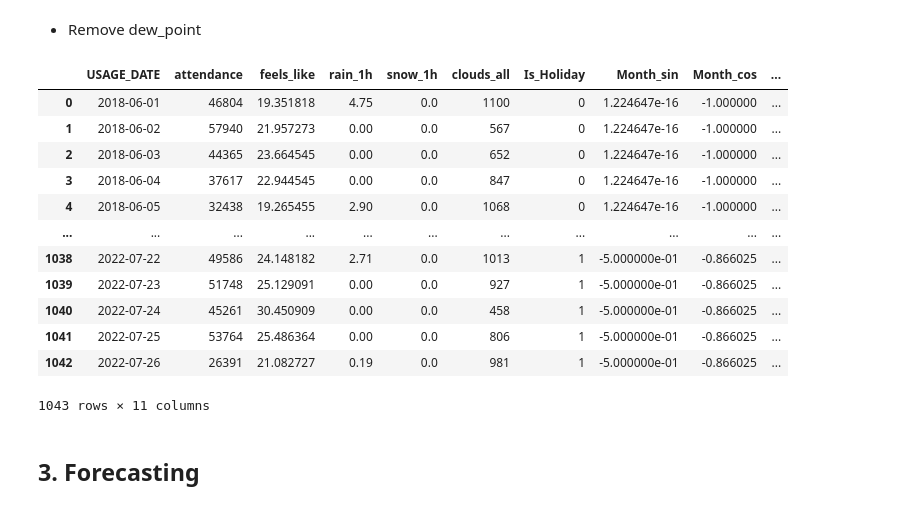
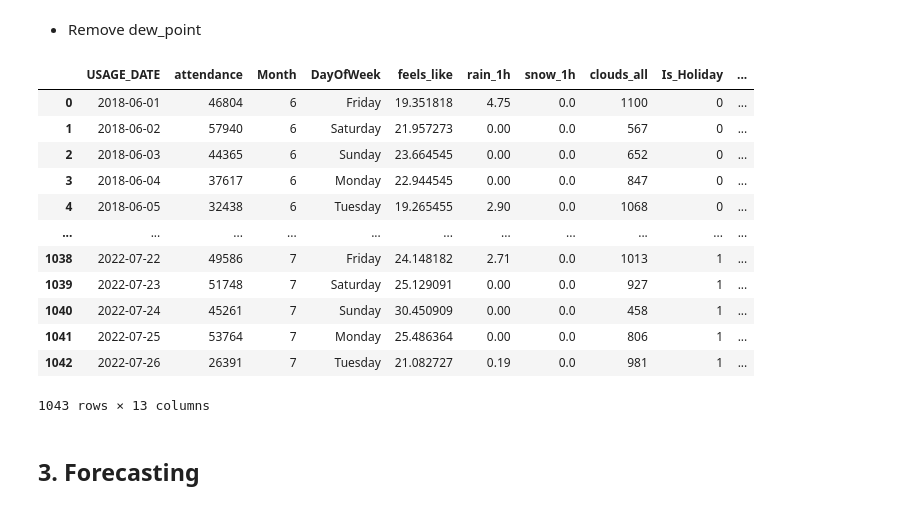
Before and after one commit to CharlesS940/xhec_endless_line, a Jupyter notebook: notebooks/attendance_forecast.ipynb, the cells around one changed output. Saved outputs shown, nothing was run; the diff lists cells and outputs as text; code cells hidden in the pictures.

Commit message:
ran models for attendance forecast

```diff
--- a/notebooks/attendance_forecast.ipynb
+++ b/notebooks/attendance_forecast.ipynb
@@ -782,43 +783,43 @@ df.drop(columns=["dew_point"], inplace=True)
 # %%
 # Cyclical encoding for month and day of the week
 
 # Month encoding (12 months in a year)
 df["Month_sin"] = np.sin(2 * np.pi * df["Month"] / 12)
 df["Month_cos"] = np.cos(2 * np.pi * df["Month"] / 12)
 
 # Map days of the week to integers
 day_mapping = {
     "Monday": 0,
     "Tuesday": 1,
     "Wednesday": 2,
     "Thursday": 3,
     "Friday": 4,
     "Saturday": 5,
     "Sunday": 6,
 }
 df["DayOfWeek_int"] = df["DayOfWeek"].map(day_mapping)
 
 # Day of the week encoding (7 days in a week)
 df["DayOfWeek_sin"] = np.sin(2 * np.pi * df["DayOfWeek_int"] / 7)
 df["DayOfWeek_cos"] = np.cos(2 * np.pi * df["DayOfWeek_int"] / 7)
 
 # Drop intermediate columns if not needed
-df.drop(columns=["DayOfWeek_int", "Month", "DayOfWeek"], inplace=True)
+df.drop(columns=["DayOfWeek_int"], inplace=True)
 df
 # %% [output]
-|  | USAGE_DATE | attendance | feels_like | rain_1h | snow_1h | clouds_all | Is_Holiday | Month_sin | Month_cos | ... |
-| 0 | 2018-06-01 | 46804 | 19.351818 | 4.75 | 0.0 | 1100 | 0 | 1.224647e-16 | -1.000000 | ... |
-| 1 | 2018-06-02 | 57940 | 21.957273 | 0.00 | 0.0 | 567 | 0 | 1.224647e-16 | -1.000000 | ... |
-| 2 | 2018-06-03 | 44365 | 23.664545 | 0.00 | 0.0 | 652 | 0 | 1.224647e-16 | -1.000000 | ... |
-| 3 | 2018-06-04 | 37617 | 22.944545 | 0.00 | 0.0 | 847 | 0 | 1.224647e-16 | -1.000000 | ... |
-| 4 | 2018-06-05 | 32438 | 19.265455 | 2.90 | 0.0 | 1068 | 0 | 1.224647e-16 | -1.000000 | ... |
+|  | USAGE_DATE | attendance | Month | DayOfWeek | feels_like | rain_1h | snow_1h | clouds_all | Is_Holiday | ... |
+| 0 | 2018-06-01 | 46804 | 6 | Friday | 19.351818 | 4.75 | 0.0 | 1100 | 0 | ... |
+| 1 | 2018-06-02 | 57940 | 6 | Saturday | 21.957273 | 0.00 | 0.0 | 567 | 0 | ... |
+| 2 | 2018-06-03 | 44365 | 6 | Sunday | 23.664545 | 0.00 | 0.0 | 652 | 0 | ... |
+| 3 | 2018-06-04 | 37617 | 6 | Monday | 22.944545 | 0.00 | 0.0 | 847 | 0 | ... |
+| 4 | 2018-06-05 | 32438 | 6 | Tuesday | 19.265455 | 2.90 | 0.0 | 1068 | 0 | ... |
 | ... | ... | ... | ... | ... | ... | ... | ... | ... | ... | ... |
-| 1038 | 2022-07-22 | 49586 | 24.148182 | 2.71 | 0.0 | 1013 | 1 | -5.000000e-01 | -0.866025 | ... |
-| 1039 | 2022-07-23 | 51748 | 25.129091 | 0.00 | 0.0 | 927 | 1 | -5.000000e-01 | -0.866025 | ... |
-| 1040 | 2022-07-24 | 45261 | 30.450909 | 0.00 | 0.0 | 458 | 1 | -5.000000e-01 | -0.866025 | ... |
-| 1041 | 2022-07-25 | 53764 | 25.486364 | 0.00 | 0.0 | 806 | 1 | -5.000000e-01 | -0.866025 | ... |
-| 1042 | 2022-07-26 | 26391 | 21.082727 | 0.19 | 0.0 | 981 | 1 | -5.000000e-01 | -0.866025 | ... |
+| 1038 | 2022-07-22 | 49586 | 7 | Friday | 24.148182 | 2.71 | 0.0 | 1013 | 1 | ... |
+| 1039 | 2022-07-23 | 51748 | 7 | Saturday | 25.129091 | 0.00 | 0.0 | 927 | 1 | ... |
+| 1040 | 2022-07-24 | 45261 | 7 | Sunday | 30.450909 | 0.00 | 0.0 | 458 | 1 | ... |
+| 1041 | 2022-07-25 | 53764 | 7 | Monday | 25.486364 | 0.00 | 0.0 | 806 | 1 | ... |
+| 1042 | 2022-07-26 | 26391 | 7 | Tuesday | 21.082727 | 0.19 | 0.0 | 981 | 1 | ... |
-1043 rows × 11 columns
+1043 rows × 13 columns
 # %% [markdown]
 ## 3. Forecasting
 # %%
```
Also changed, not shown: parts of 12 cells of this notebook, 4 other files.
